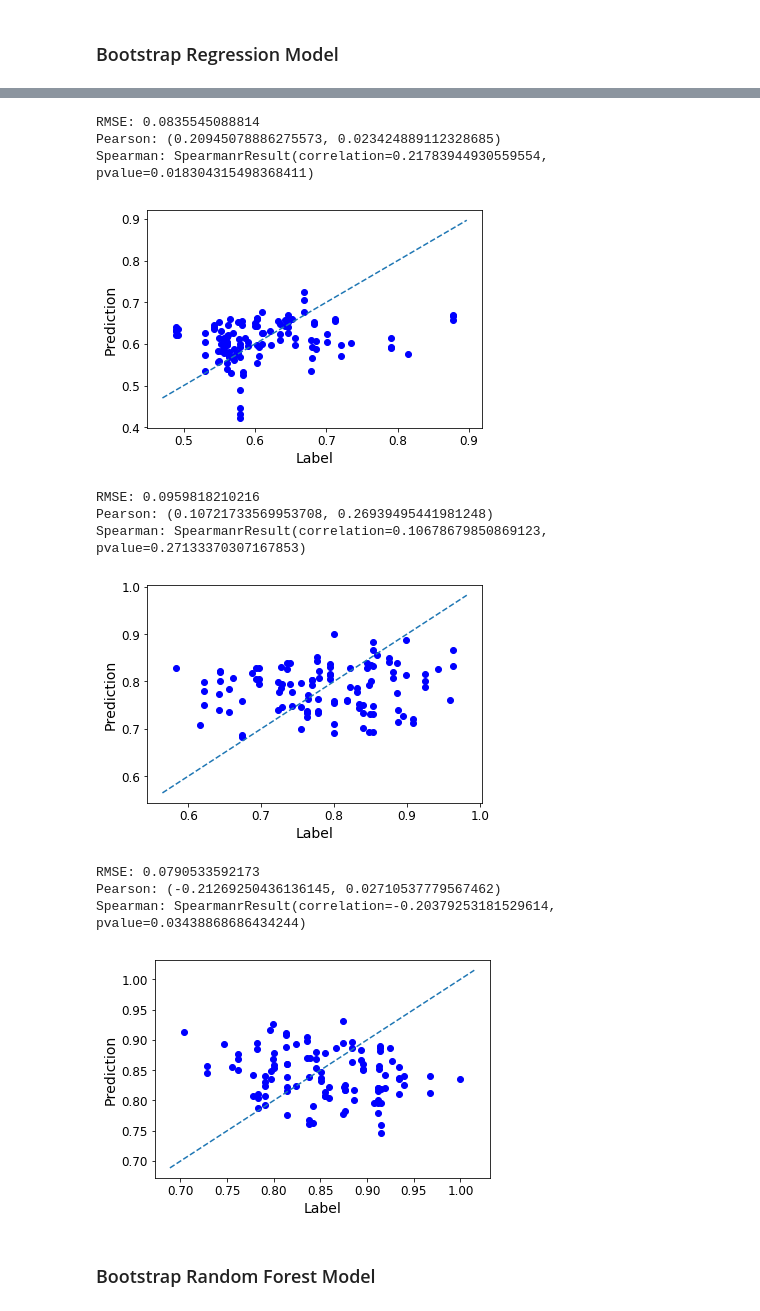
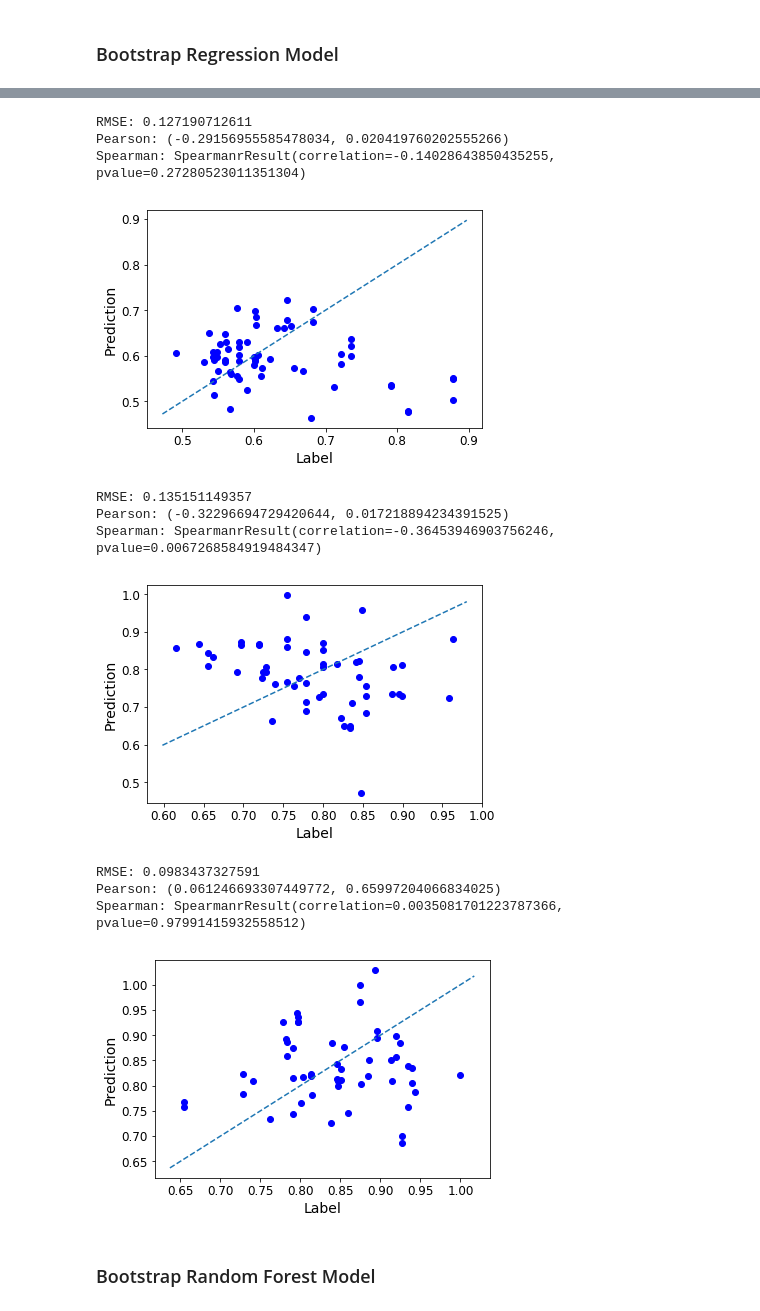
Before and after one commit to CodingBash/cn-ml-analysis, a Jupyter notebook: notebooks/Supervised Learning using CNLR COREs.ipynb, the cells around one changed output, grey strips where cells are left out. Saved outputs shown, nothing was run; the diff lists cells and outputs as text; code cells hidden in the pictures.

Commit message:
Learning on slicing training matrix

```diff
--- a/notebooks/Supervised Learning using CNLR COREs.ipynb
+++ b/notebooks/Supervised Learning using CNLR COREs.ipynb
@@ -58,7 +58,7 @@ def split_train_test(training_set, test_ratio = 0.33):
 # %% [markdown]
 ### Load training set matrix
 # %%
-labeled_matrix_training_set = pd.read_csv("../mlOutput/coreTrainingSet_8_2_2018_2.csv")
+labeled_matrix_training_set = pd.read_csv("../mlOutput/coreTrainingSet_8_3_2018_1.csv")
 #labeled_matrix_training_set.columns.values[0] = "sampleId"
 labeled_matrix_training_set = labeled_matrix_training_set.drop([labeled_matrix_training_set.columns[0]], axis = 1)
 labels = list(range(0,5))
@@ -174,7 +174,7 @@ def retrieve_pipelines(model_name, ml_model):
     XYpipeline = Pipeline([
             ('imputer', Imputer(axis=0,strategy="median")),
             #('standardizer', StandardScaler()),
-            ('normalizer', MinMaxScaler()),
+            #('normalizer', MinMaxScaler()),
             #("pca", decomposition.PCA(n_components=10)),
             (model_name,  ml_model)
     ])
@@ -327,11 +327,11 @@ Spearman: SpearmanrResult(correlation=-0.17582417582417581, pvalue=0.56557986195
 # %%
 for label in labels:
     X_nonNA, y_nonNA = remove_NAs(X, y, label)
-    X_TRAIN, X_TEST, Y_TRAIN, Y_TEST = train_test_split(X_nonNA, y_nonNA, test_size=0.20)
+    X_TRAIN, X_TEST, Y_TRAIN, Y_TEST = train_test_split(X_nonNA, y_nonNA, test_size=0.15)
 
     display_set(X_TRAIN, X_TEST, Y_TRAIN, Y_TEST)
 
-    Ypipeline, XYpipeline = retrieve_pipelines("rfs_model", RandomForestRegressor(n_estimators=1000, max_leaf_nodes=8, n_jobs=4))
+    Ypipeline, XYpipeline = retrieve_pipelines("rfs_model", RandomForestRegressor(n_estimators=500, max_leaf_nodes=32, n_jobs=8))
 
     y_test_np, y_prediction, this_y_train_tr = train_and_test(Ypipeline, XYpipeline, X_TRAIN, X_TEST, Y_TRAIN.values, Y_TEST.values)
 
@@ -418,9 +415,9 @@ for label in labels:
     all_y_test_np = np.array([])
     all_y_prediction = np.array([])
     for i in range(1,10):
-        X_TRAIN, X_TEST, Y_TRAIN, Y_TEST = train_test_split(X_nonNA, y_nonNA, test_size=0.20)
+        X_TRAIN, X_TEST, Y_TRAIN, Y_TEST = train_test_split(X_nonNA, y_nonNA, test_size=0.10)
 
-        Ypipeline, XYpipeline = retrieve_pipelines("ridge_model", Ridge(alpha = 0.80))
+        Ypipeline, XYpipeline = retrieve_pipelines("ridge_model", Ridge(alpha = 0.50))
 
         y_test_np, y_prediction, _ = train_and_test(Ypipeline, XYpipeline, X_TRAIN, X_TEST, Y_TRAIN.values, Y_TEST.values)
         all_y_test_np = np.append(all_y_test_np, y_test_np)
@@ -444,15 +441,15 @@ Spearman: SpearmanrResult(correlation=0.2142569472221876, pvalue=0.0203588901948
-RMSE: 0.0835545088814
-Pearson: (0.20945078886275573, 0.023424889112328685)
-Spearman: SpearmanrResult(correlation=0.21783944930559554, pvalue=0.018304315498368411)
+RMSE: 0.127190712611
+Pearson: (-0.29156955585478034, 0.020419760202555266)
+Spearman: SpearmanrResult(correlation=-0.14028643850435255, pvalue=0.27280523011351304)
-[figure, old version]
+[figure, new version]
-RMSE: 0.0959818210216
-Pearson: (0.10721733569953708, 0.26939495441981248)
-Spearman: SpearmanrResult(correlation=0.10678679850869123, pvalue=0.27133370307167853)
+RMSE: 0.135151149357
+Pearson: (-0.32296694729420644, 0.017218894234391525)
+Spearman: SpearmanrResult(correlation=-0.36453946903756246, pvalue=0.0067268584919484347)
-[figure, old version]
+[figure, new version]
-RMSE: 0.0790533592173
-Pearson: (-0.21269250436136145, 0.02710537779567462)
-Spearman: SpearmanrResult(correlation=-0.20379253181529614, pvalue=0.03438868686434244)
+RMSE: 0.0983437327591
+Pearson: (0.061246693307449772, 0.65997204066834025)
+Spearman: SpearmanrResult(correlation=0.0035081701223787366, pvalue=0.97991415932558512)
-[figure, old version]
+[figure, new version]
 # %% [markdown]
 ### Bootstrap Random Forest Model
 # %%
```
Also changed, not shown: parts of 7 cells of this notebook, 5 other files.
